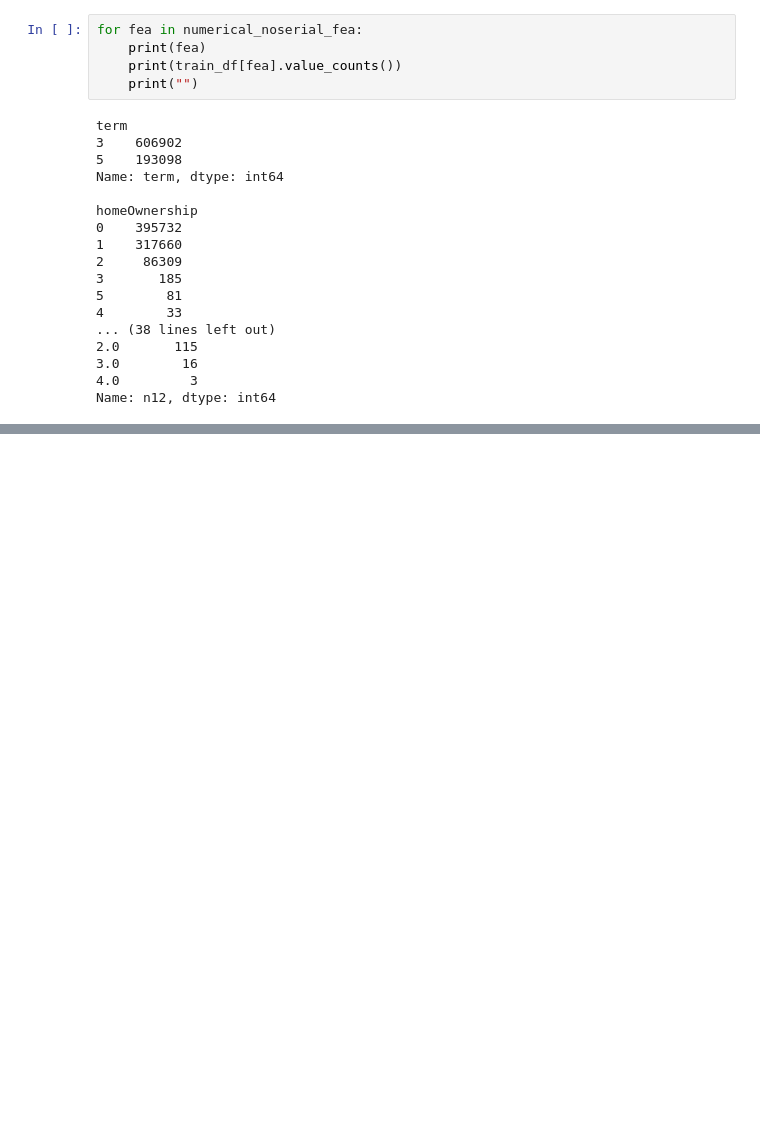
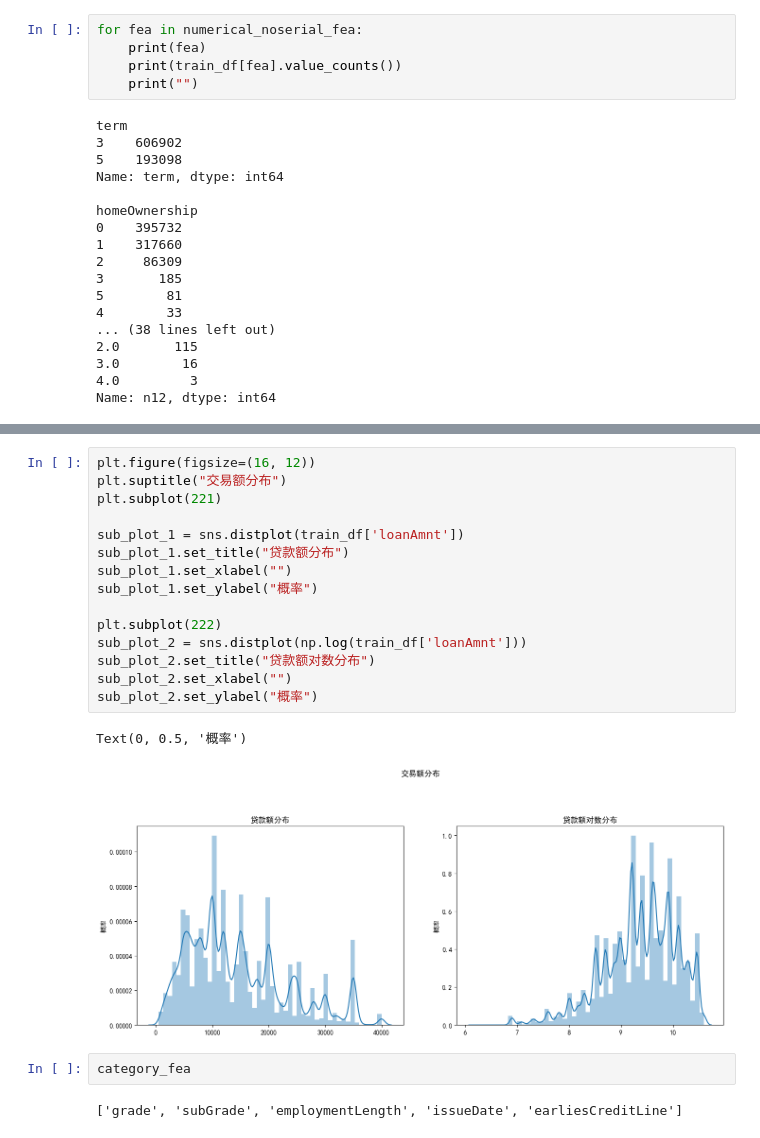
Before and after one commit to chasezcz/DMthings, a Jupyter notebook: tianchi/loan_defaults_predict/data_prepare.ipynb, the cells around one changed output, grey strips where cells are left out. Cells and saved outputs as stored; diff of their text form; blank space fills up the shorter version.

```diff
--- a/tianchi/loan_defaults_predict/data_prepare.ipynb
+++ b/tianchi/loan_defaults_predict/data_prepare.ipynb
@@ -229,0 +230,22 @@ g = g.map(sns.displot, "value")
+# %%
+plt.figure(figsize=(16, 12))
+plt.suptitle("交易额分布")
+plt.subplot(221)
+
+sub_plot_1 = sns.distplot(train_df['loanAmnt'])
+sub_plot_1.set_title("贷款额分布")
+sub_plot_1.set_xlabel("")
+sub_plot_1.set_ylabel("概率")
+
+plt.subplot(222)
+sub_plot_2 = sns.distplot(np.log(train_df['loanAmnt']))
+sub_plot_2.set_title("贷款额对数分布")
+sub_plot_2.set_xlabel("")
+sub_plot_2.set_ylabel("概率")
+# %% [output]
+Text(0, 0.5, '概率')
+[figure, added]
+# %%
+category_fea
+# %% [output]
+['grade', 'subGrade', 'employmentLength', 'issueDate', 'earliesCreditLine']
```
Also changed, not shown: parts of 4 cells of this notebook, 3 other files.
